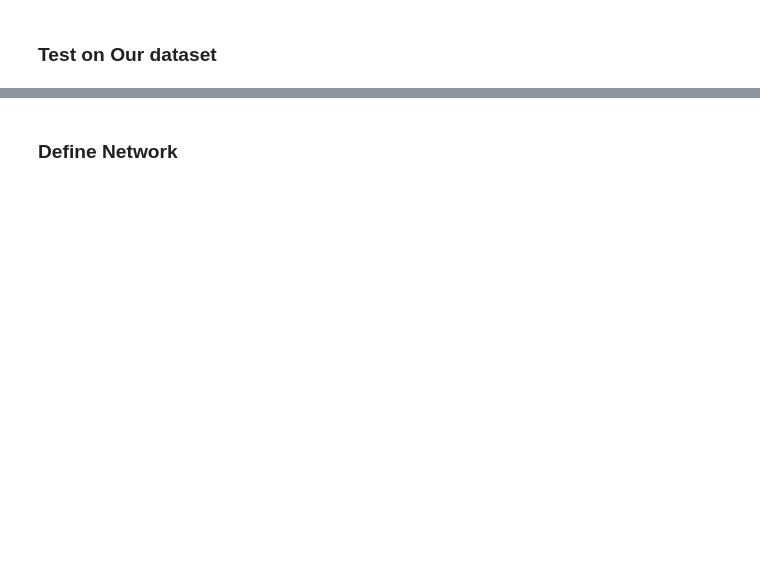
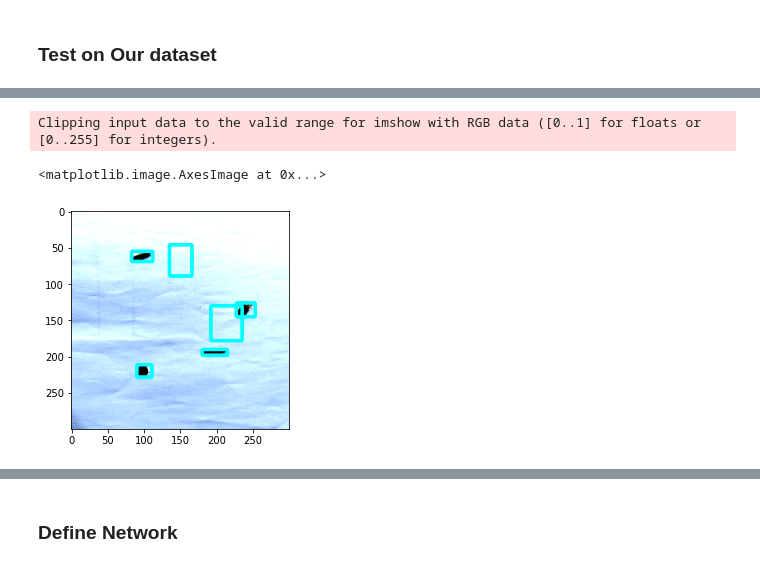
Before and after one commit to KSV2001/pest-monitoring-new, a Jupyter notebook: analysis/exp-test-coco.ipynb, the cells around one changed output, grey strips where cells are left out. Cells and saved outputs as stored; diff of their text form; code cells hidden in the pictures; blank space fills up the shorter version.

```diff
--- a/analysis/exp-test-coco.ipynb
+++ b/analysis/exp-test-coco.ipynb
@@ -134,0 +305,7 @@ for idx in range(plocs.shape[0]):
+# %%
+gt_boxes_post_process = [list(map(int, list((b.get_absolute_bounding_box(BBFormat.XYX2Y2))))) for b in gt_boxes]
+plt.imshow(draw_multiple_rectangles(im, gt_boxes_post_process))
+# %% [output]
+Clipping input data to the valid range for imshow with RGB data ([0..1] for floats or [0..255] for integers).
+<matplotlib.image.AxesImage at 0x...>
+[figure, added]
```
Also changed, not shown: parts of 37 cells of this notebook, 58 other files.
